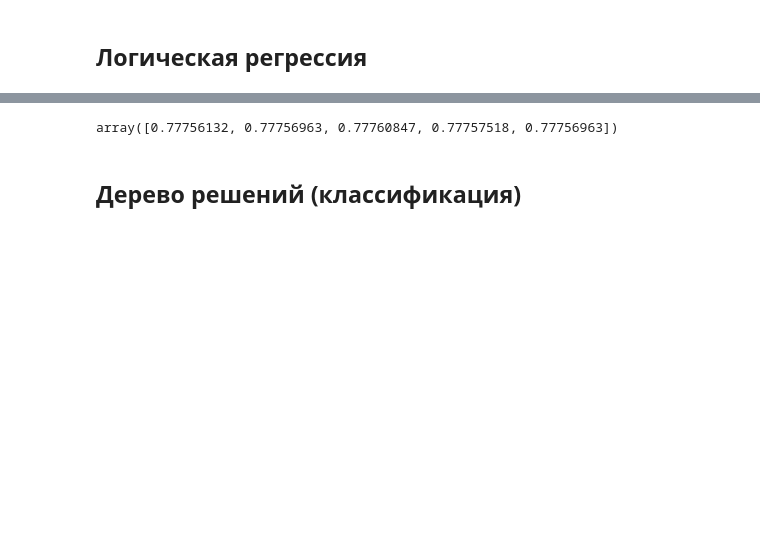
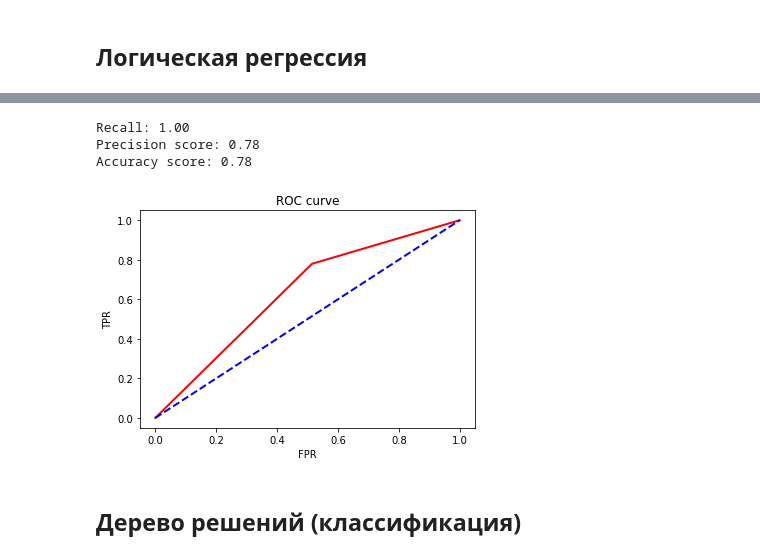
Before and after one commit to Anastasiyabordak/ODS_training, a Jupyter notebook: Models.ipynb, the cells around one changed output, grey strips where cells are left out. Saved outputs shown, nothing was run; the diff lists cells and outputs as text; code cells hidden in the pictures; blank space fills up the shorter version.

```diff
--- a/Models.ipynb
+++ b/Models.ipynb
@@ -60,8 +202,9 @@ from sklearn.tree import DecisionTreeRegressor
 # %%
-y = train[train['int_rate'] >= 0]['int_rate'] # целевой признак
-x = train.loc[:,['annual_inc','grade','home_ownership','inq_last_6mths','mths_since_last_delinq','pub_rec','revol_bal','revol_util','loan_status','tot_coll_amt'] ] # параметры
-x['mths_since_last_delinq'] = x['mths_since_last_delinq'].fillna(0)
-x['revol_util'] = x['revol_util'].fillna(0)
-x['tot_coll_amt'] = x['tot_coll_amt'].fillna(0)
-x.head()
+y = train['loan_status'] # целевой признак
+x = train.loc[:,['annual_inc','int_rate','collections_12_mths_ex_med','initial_list_status',
+                 'installment','open_acc','total_acc','dti','purpose',
+                 'grade','home_ownership','inq_last_6mths','mths_since_last_delinq',
+                 'installment','pub_rec','revol_bal','revol_util','loan_status',
+                 'tot_coll_amt','loan_amnt','application_type','acc_now_delinq' ] ] # параметры
+x.info()
 # %% [output]
@@ -74,6 +227,0 @@ x.head()
-# %%
-label_encoder = LabelEncoder()
-categorical_columns = x.columns[x.dtypes == 'object']
-for column in categorical_columns:
-    x[column] = label_encoder.fit_transform(x[column])
-x.head()
@@ -101,2 +250,9 @@ array([0.91117984, 0.91165976, 0.91173634, 0.91202208, 0.91252753])
+# %%
+x_train, x_test, y_train, y_test = train_test_split(x, y, test_size=0.3, random_state = 42)
+x['initial_list_status'] = x['initial_list_status'].astype('str').map({'f': 1, 'w': 2}) # Label encoder
+x['application_type'] = x['application_type'].astype('str').map(lambda x: 1 if x == 'INDIVIDUAL' else 2)
+x_train = pd.get_dummies(x_train)   # OHE (?????)
+x_test = pd.get_dummies(x_test)
+x_train, x_test = x_train.align(x_test, join='inner', axis=1)
 # %% [markdown]
 ## Логическая регрессия
@@ -129,9 +261,14 @@ x.head()
 # %%
-lr = linear_model.LogisticRegression(solver='liblinear', random_state = 42)
+lr = linear_model.LogisticRegression(solver='liblinear',random_state=42).fit(x_train, y_train)
+lr.predict(x_test)
+show_scores(lr, x_test, y_test)
+# %% [output]
+Recall: 1.00
+Precision score: 0.78
+Accuracy score: 0.78
-# %%
-scores = cross_val_score(lr, x,  y, cv=5, scoring = 'precision')
-scores
-# %% [output]
-array([0.77756132, 0.77756963, 0.77760847, 0.77757518, 0.77756963])
+# %%
+plot_roc(lr, x_test, y_test)
+# %% [output]
+[figure, added]
 # %% [markdown]
 ## Дерево решений (классификация)
```
Also changed, not shown: parts of 48 cells of this notebook.
